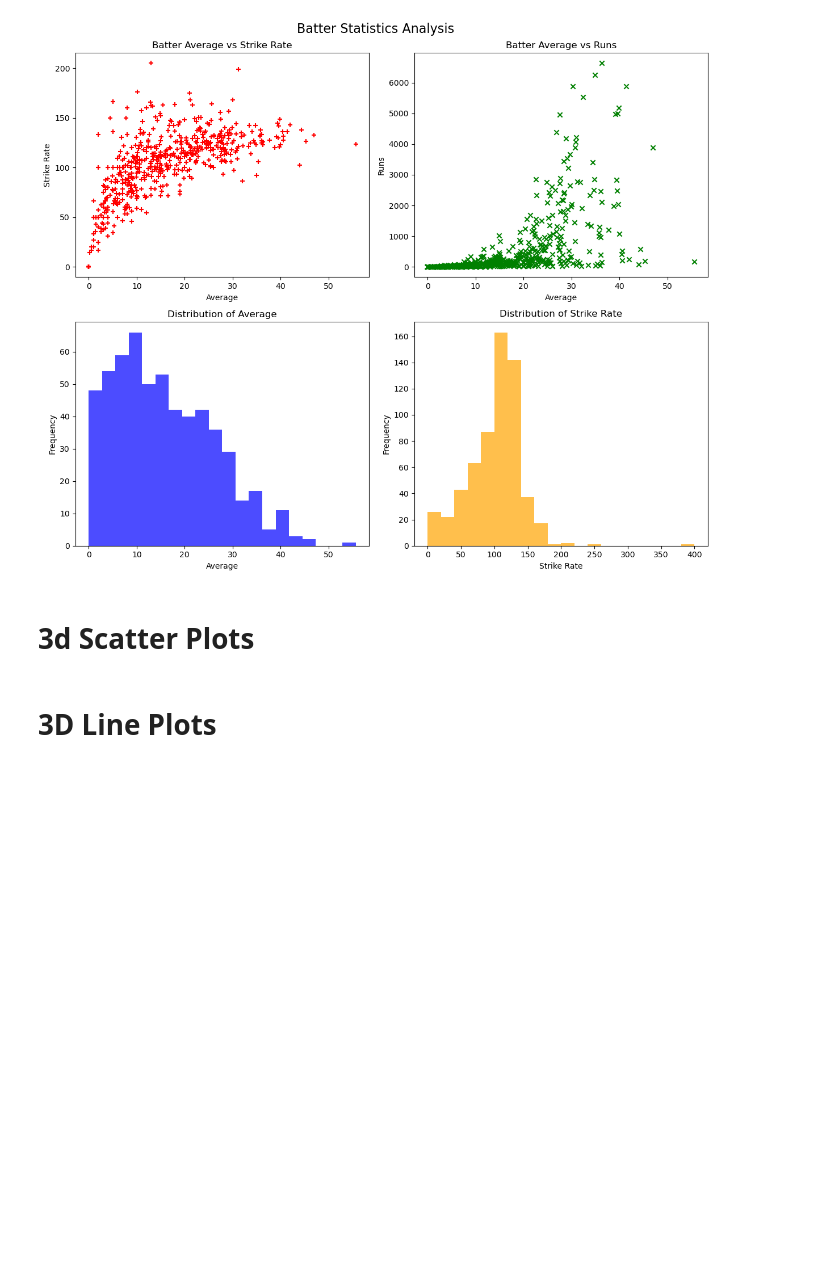
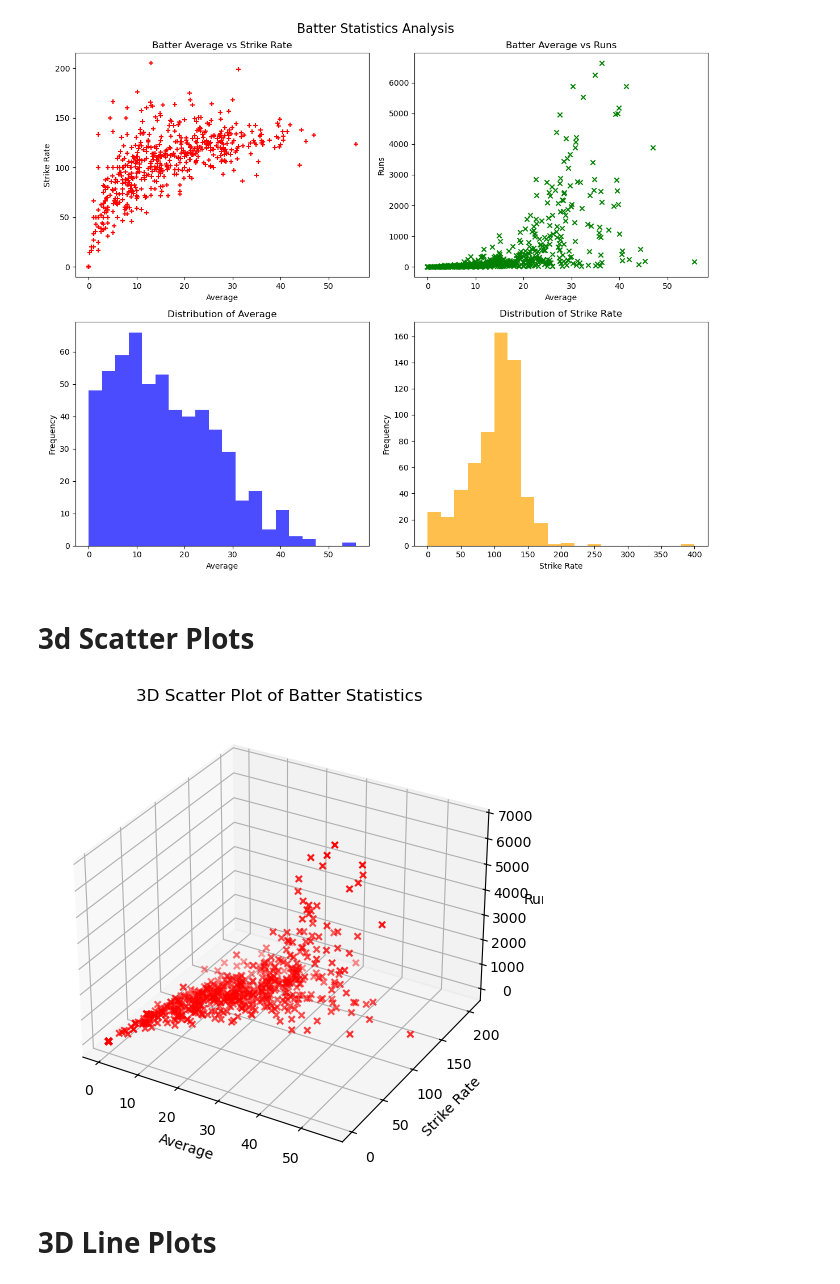
Before and after one commit to moyen-ahmed/pythone-Ml-Basic, a Jupyter notebook: Matplotlib/matploilib_advance.ipynb, the cells around one changed output. Saved outputs shown, nothing was run; the diff lists cells and outputs as text; code cells hidden in the pictures; blank space fills up the shorter version.

```diff
--- a/Matplotlib/matploilib_advance.ipynb
+++ b/Matplotlib/matploilib_advance.ipynb
@@ -190,5 +190,21 @@ plt.show()
 [figure]
 # %% [markdown]
 # 3d Scatter Plots
+# %%
+batters.head()
+
+fig = plt.figure(figsize=(10, 6))
+ax= fig.add_subplot(111, projection='3d')
+#projecting the plot in 3D
+# 3D Scatter Plot
+#ax.set_box_aspect([1,1,1])  # Aspect ratio is 1:1:1
+ax.scatter(batters['avg'], batters['strike_rate'], batters['runs'], c='red', marker='x')
+ax.set_xlabel('Average')
+ax.set_ylabel('Strike Rate')
+ax.set_zlabel('Runs')
+ax.set_title('3D Scatter Plot of Batter Statistics')
+plt.show()
+# %% [output]
+[figure, added]
 # %% [markdown]
 # 3D Line Plots
```
Also changed, not shown: parts of 4 cells of this notebook.
